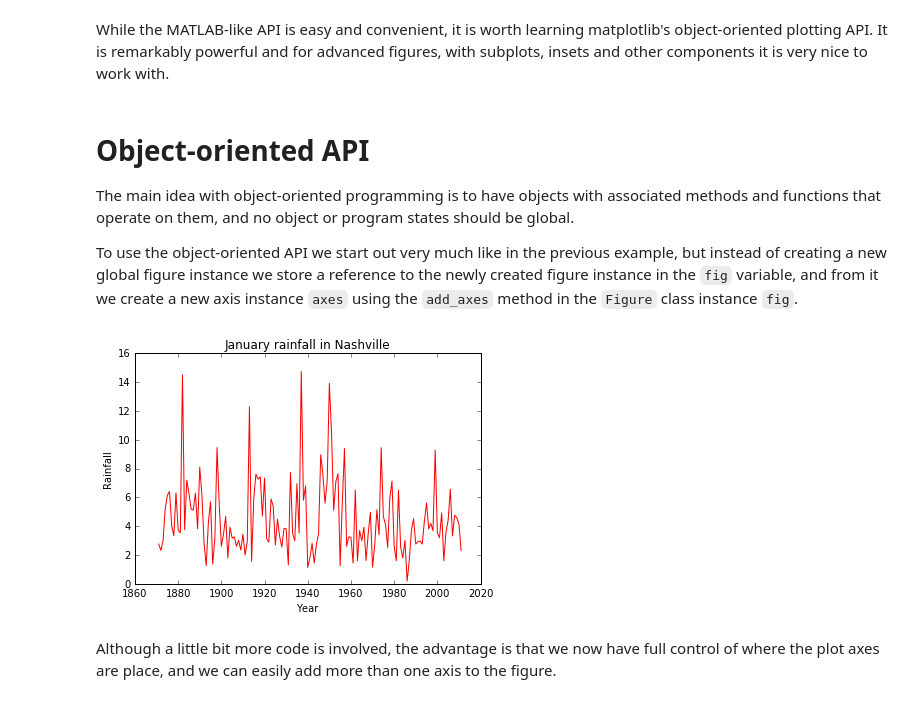
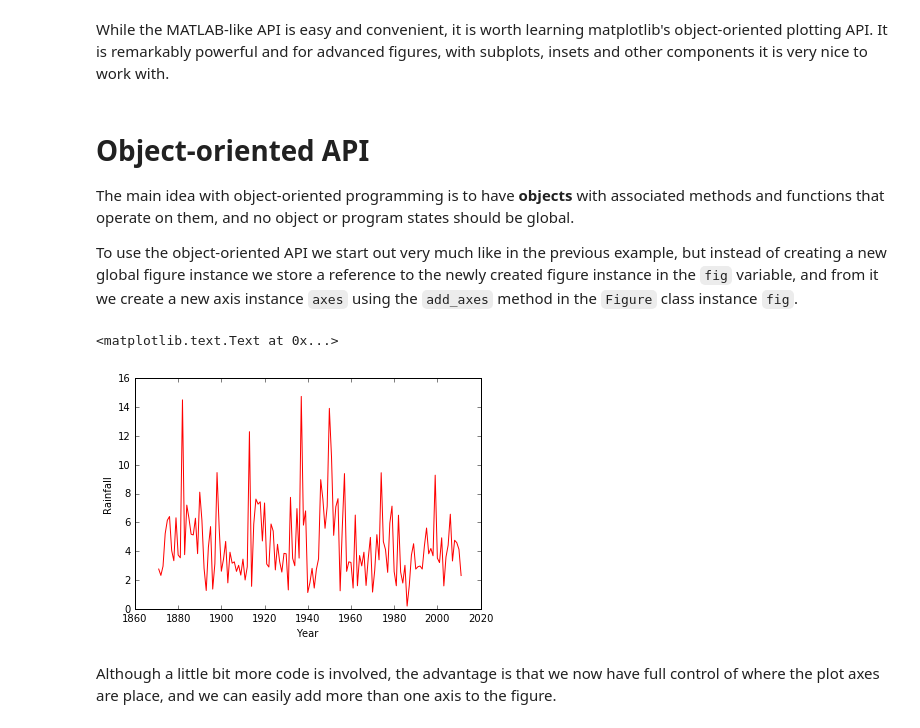
Before and after one commit to emilydolson/2016-01-19-CDC, a Jupyter notebook: scientific_python/matplotlib.ipynb, the cells around one changed output. Cells and saved outputs as stored; diff of their text form; code cells hidden in the pictures.

Commit message:
Updated matplotlib module

```diff
--- a/scientific_python/matplotlib.ipynb
+++ b/scientific_python/matplotlib.ipynb
@@ -40,8 +40,8 @@ Let's import some data and plot a simple figure with the MATLAB-like plotting AP
 # %%
 import numpy as np
 
-rain = np.genfromtxt('../data/nashville_precip.txt', delimiter='\t',
-                     names=True, missing='NA')
+rain = np.genfromtxt('data/nashville_precip.txt', delimiter='\t',
+                     names=True, missing_values='NA')
 # %%
 rain[:3]
 # %% [output]
@@ -77,23 +83,23 @@ While the MATLAB-like API is easy and convenient, it is worth learning matplotli
 # %% [markdown]
 # Object-oriented API
 
-The main idea with object-oriented programming is to have objects with associated methods and functions that operate on them, and no object or program states should be global.
+The main idea with object-oriented programming is to have **objects** with associated methods and functions that operate on them, and no object or program states should be global.
 
 To use the object-oriented API we start out very much like in the previous example, but instead of creating a new global figure instance we store a reference to the newly created figure instance in the `fig` variable, and from it we create a new axis instance `axes` using the `add_axes` method in the `Figure` class instance `fig`.
 # %%
 fig = plt.figure()
 
 # left, bottom, width, height (range 0 to 1)
 # as fractions of figure size
 axes = fig.add_axes([0.1, 0.1, 0.8, 0.8])
 
-axes.plot(x, y, 'r')
+axes.plot(x, y, 'r', label='rainfall')
 
 axes.set_xlabel('Year')
 axes.set_ylabel('Rainfall')
-axes.set_title('January rainfall in Nashville');
 # %% [output]
+<matplotlib.text.Text at 0x...>
-[figure, old version]
+[figure, new version]
 # %% [markdown]
 Although a little bit more code is involved, the advantage is that we now have full control of where the plot axes are place, and we can easily add more than one axis to the figure.
 # %%
```
Also changed, not shown: parts of 33 cells of this notebook, 1 other file.
